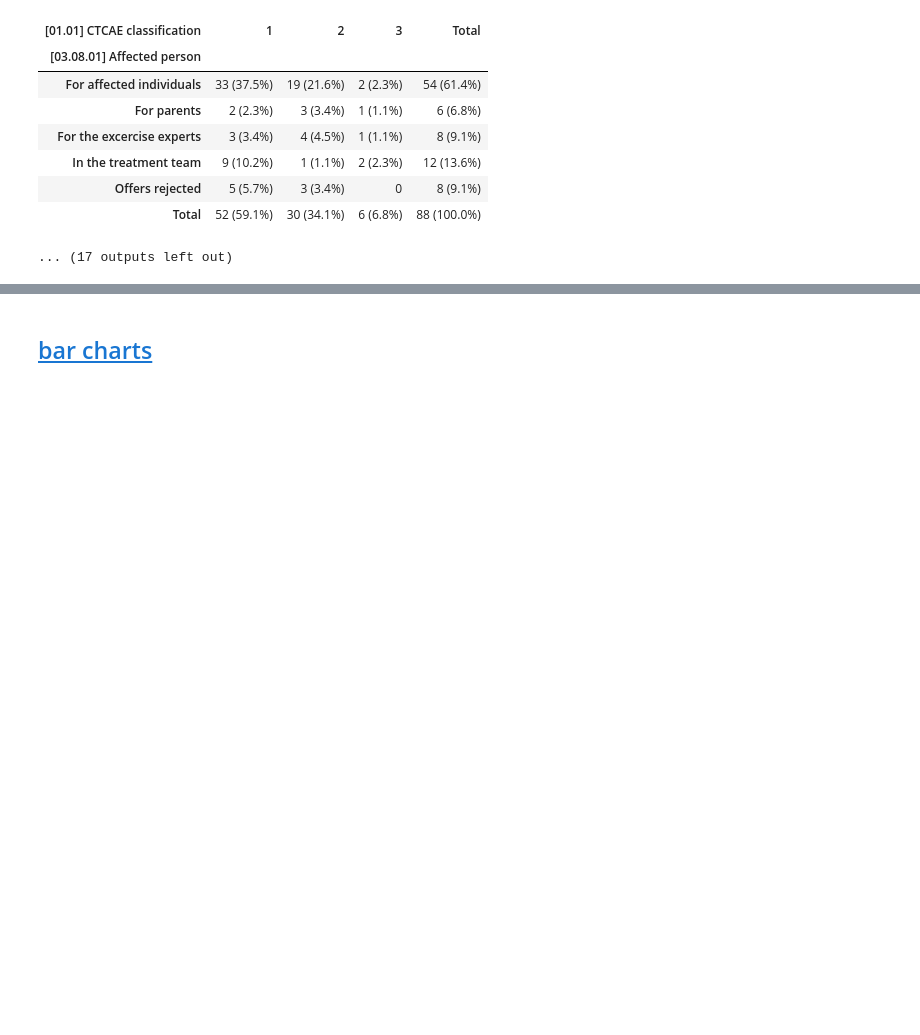
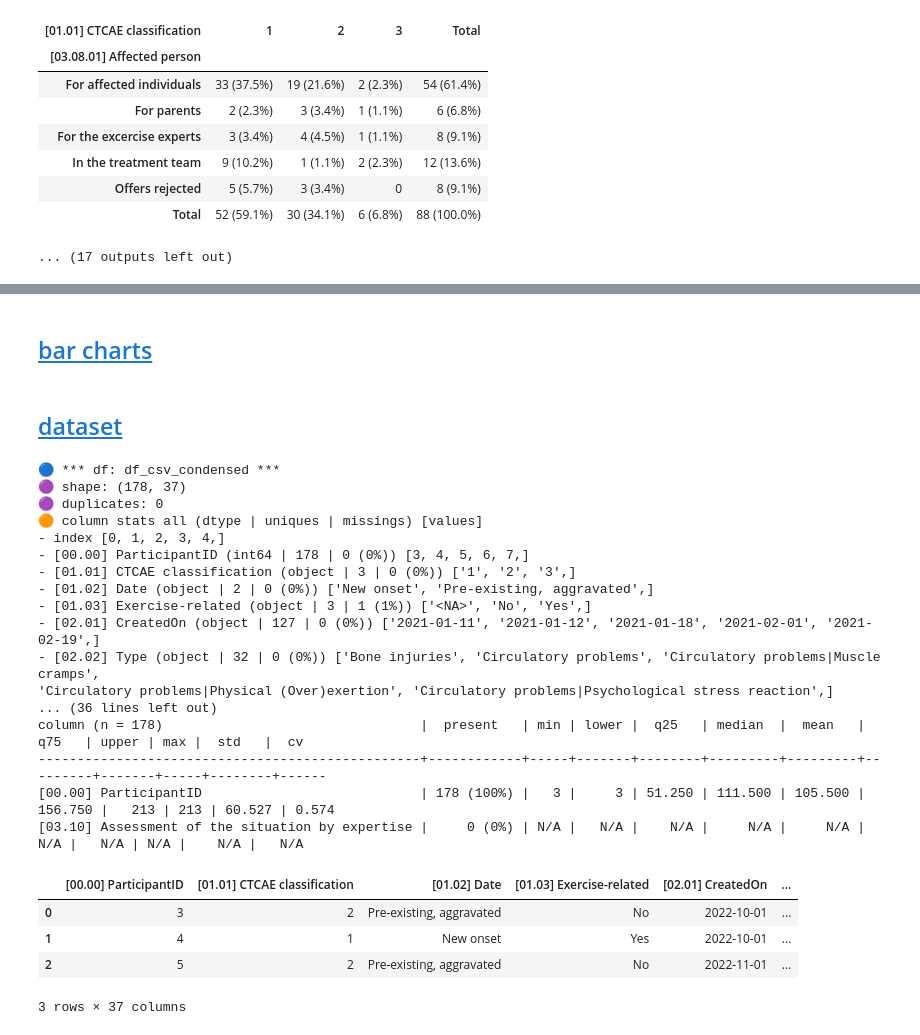
Before and after one commit to smeisegeier/sport-adverse-events, a Jupyter notebook: src/3_description.ipynb, the cells around one changed output, grey strips where cells are left out. Saved outputs shown, nothing was run; the diff lists cells and outputs as text; code cells hidden in the pictures; blank space fills up the shorter version.

```diff
--- a/src/3_description.ipynb
+++ b/src/3_description.ipynb
@@ -243,5 +233,5 @@ for stub in stubs[:]:
 # %% [markdown]
-## <a id='toc1_4_'></a>[bar charts](#toc0_)
+## <a id='toc1_3_'></a>[bar charts](#toc0_)
 # %%
 stubs = ["Age", "Type", "Trigger","Affected", "motor", "Setting", "Group"]
 
@@ -259,3 +249,30 @@ for stub in stubs[:]:
     # _=pls.plot_pie(df_pie[col], )
     pls.plot_bars(df_pie[col], sort_values=True)
     # display(df_pie[col])
+# %% [markdown]
+## <a id='toc1_4_'></a>[dataset](#toc0_)
+# %%
+tbl.describe_df(df_csv_condensed, "df_csv_condensed", top_n_chars_in_columns=25, top_n_chars_in_index=15)
+# %% [output]
+🔵 *** df: df_csv_condensed ***
+🟣 shape: (178, 37)
+🟣 duplicates: 0
+🟠 column stats all (dtype | uniques | missings) [values]
+- index [0, 1, 2, 3, 4,]
+- [00.00] ParticipantID (int64 | 178 | 0 (0%)) [3, 4, 5, 6, 7,]
+- [01.01] CTCAE classification (object | 3 | 0 (0%)) ['1', '2', '3',]
+- [01.02] Date (object | 2 | 0 (0%)) ['New onset', 'Pre-existing, aggravated',]
+- [01.03] Exercise-related (object | 3 | 1 (1%)) ['<NA>', 'No', 'Yes',]
+- [02.01] CreatedOn (object | 127 | 0 (0%)) ['2021-01-11', '2021-01-12', '2021-01-18', '2021-02-01', '2021-02-19',]
+- [02.02] Type (object | 32 | 0 (0%)) ['Bone injuries', 'Circulatory problems', 'Circulatory problems|Muscle cramps',
+'Circulatory problems|Physical (Over)exertion', 'Circulatory problems|Psychological stress reaction',]
+... (36 lines left out)
+column (n = 178)                                 |  present   | min | lower |  q25   | median  |  mean   |   q75   | upper | max |  std   |  cv
+-------------------------------------------------+------------+-----+-------+--------+---------+---------+---------+-------+-----+--------+------
+[00.00] ParticipantID                            | 178 (100%) |   3 |     3 | 51.250 | 111.500 | 105.500 | 156.750 |   213 | 213 | 60.527 | 0.574
+[03.10] Assessment of the situation by expertise |     0 (0%) | N/A |   N/A |    N/A |     N/A |     N/A |     N/A |   N/A | N/A |    N/A |   N/A
+|  | [00.00] ParticipantID | [01.01] CTCAE classification | [01.02] Date | [01.03] Exercise-related | [02.01] CreatedOn | ... |
+| 0 | 3 | 2 | Pre-existing, aggravated | No | 2022-10-01 | ... |
+| 1 | 4 | 1 | New onset | Yes | 2022-10-01 | ... |
+| 2 | 5 | 2 | Pre-existing, aggravated | No | 2022-11-01 | ... |
+3 rows × 37 columns
```
Also changed, not shown: parts of 4 cells of this notebook, 48 other files.
